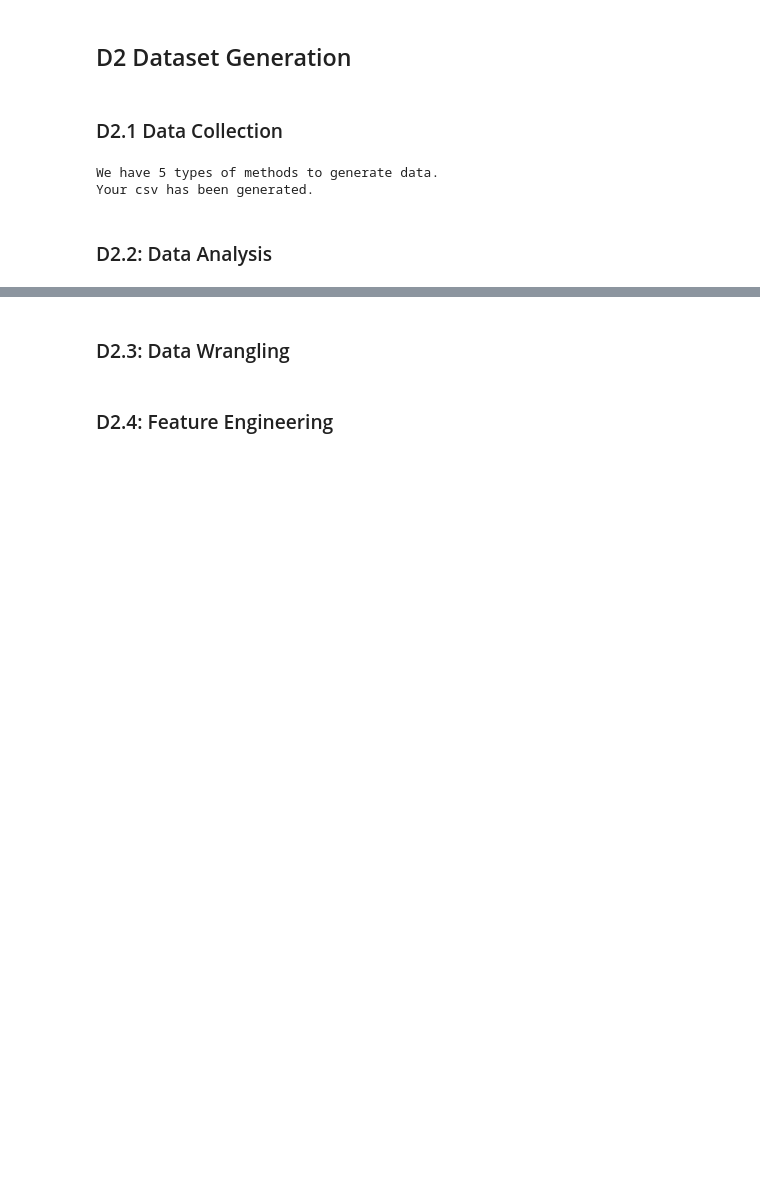
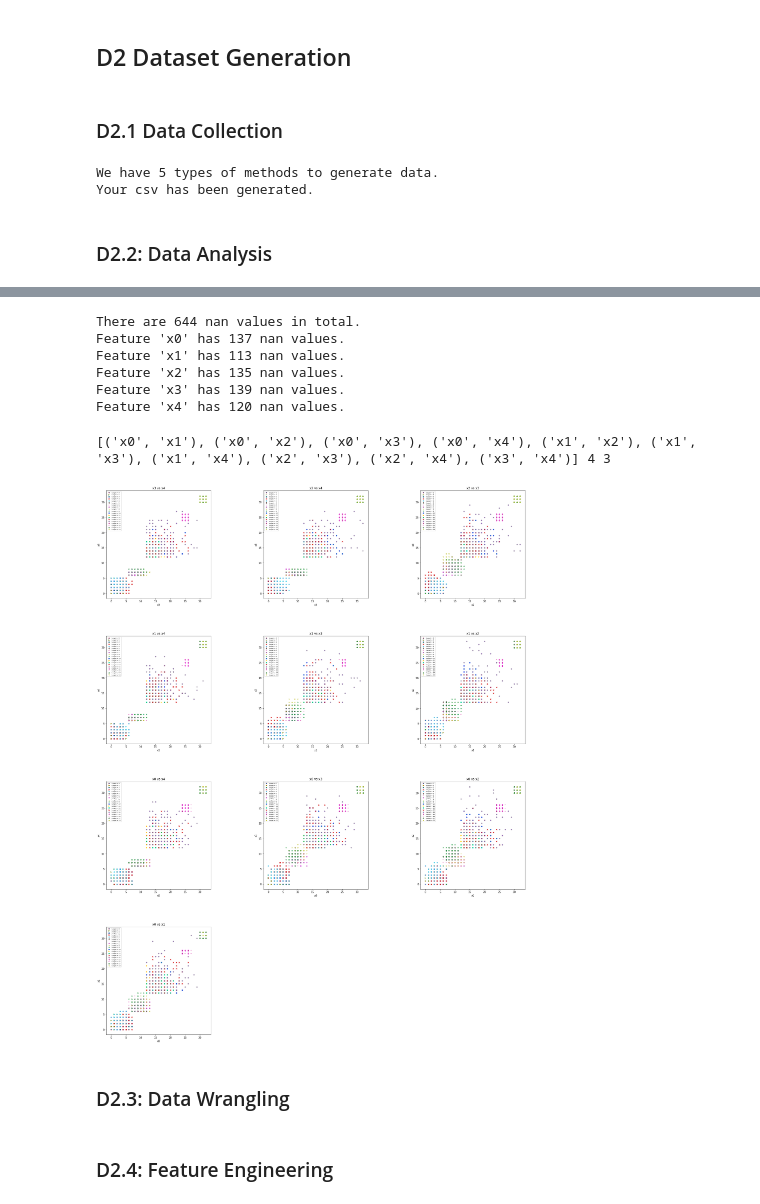
Before and after one commit to Swapnendu-ai/MachineLearningProject, a Jupyter notebook: DataPreparation.ipynb, the cells around one changed output, grey strips where cells are left out. Saved outputs shown, nothing was run; the diff lists cells and outputs as text; code cells hidden in the pictures; blank space fills up the shorter version.

```diff
--- a/DataPreparation.ipynb
+++ b/DataPreparation.ipynb
@@ -259,3 +295,47 @@ data.describe()
+# %%
+print(f"There are {np.sum(np.sum(np.isnan(features)))} nan values in total.")
+for featureName in features.columns:
+    print(f"Feature '{featureName}' has {np.sum(np.isnan(features.loc[:,featureName]))} nan values.")
+# %% [output]
+There are 644 nan values in total.
+Feature 'x0' has 137 nan values.
+Feature 'x1' has 113 nan values.
+Feature 'x2' has 135 nan values.
+Feature 'x3' has 139 nan values.
+Feature 'x4' has 120 nan values.
+# %%
+import itertools
+feature_pairings = list(itertools.combinations(features.columns,2))
+cols = 3
+rows = math.ceil(len(feature_pairings)/cols)
+print(feature_pairings,rows,cols)
+figure, subplots = plt.subplots(rows, cols, figsize=(10*cols, 10*rows))
+
+colors = ['r', 'g', 'b', 'yellow', 'cyan', 'black', 'gray', 'magenta']*len(np.unique(target))
+markers = ['o', '>', 's', 'x', 'P', 'd', '_', 'p', '1', '*']*len(np.unique(target))
+
+for i in range(rows):
+    for j in range(cols):
+        if feature_pairings:
+            feature1, feature2  = feature_pairings.pop()
+            subplots[i,j].set_xlabel(feature1)
+            subplots[i,j].set_ylabel(feature2)
+            for t in set(target):
+                subplots[i,j].scatter(features.loc[target == t,feature1],
+                                    features.loc[target == t,feature2],
+                                    marker = markers[t],
+                                    edgecolors = colors[t],
+                                    linewidths=0.55, s=20, label='target = {}'.format(t))
+                subplots[i,j].set_title(f"{feature1} vs {feature2}")
+            subplots[i,j].legend(prop={"size":6})
+        else:
+            subplots[i,j].set_visible(False)
+
+plt.subplots_adjust(left=None, bottom=None, right=None,
+                    top=None, wspace=0.5, hspace=0.35)
+# %% [output]
+[('x0', 'x1'), ('x0', 'x2'), ('x0', 'x3'), ('x0', 'x4'), ('x1', 'x2'), ('x1', 'x3'), ('x1', 'x4'), ('x2', 'x3'), ('x2', 'x4'), ('x3', 'x4')] 4 3
+[figure, added]
 # %% [markdown]
 ### D2.3: Data Wrangling
 # %% [markdown]
```
Also changed, not shown: parts of 4 cells of this notebook, 1 other file.
